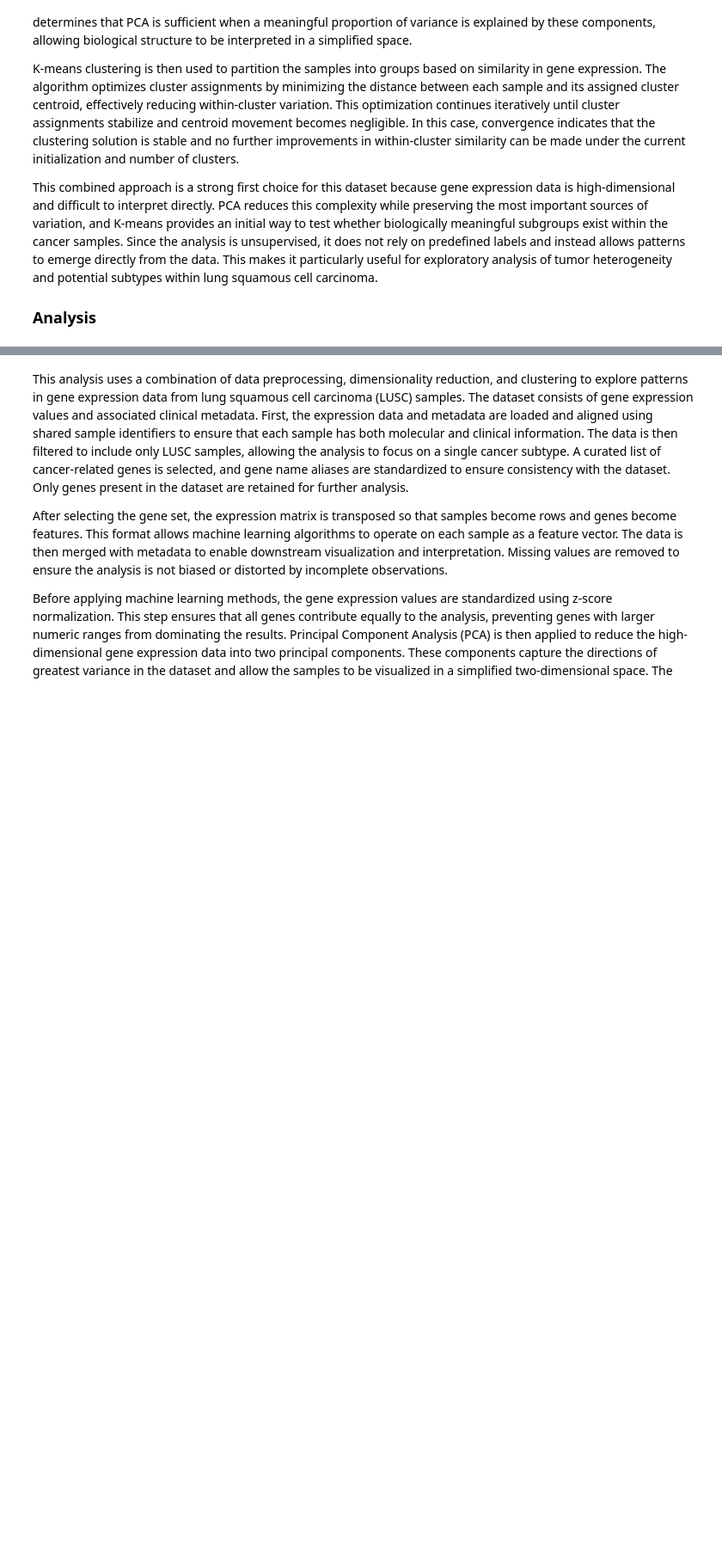
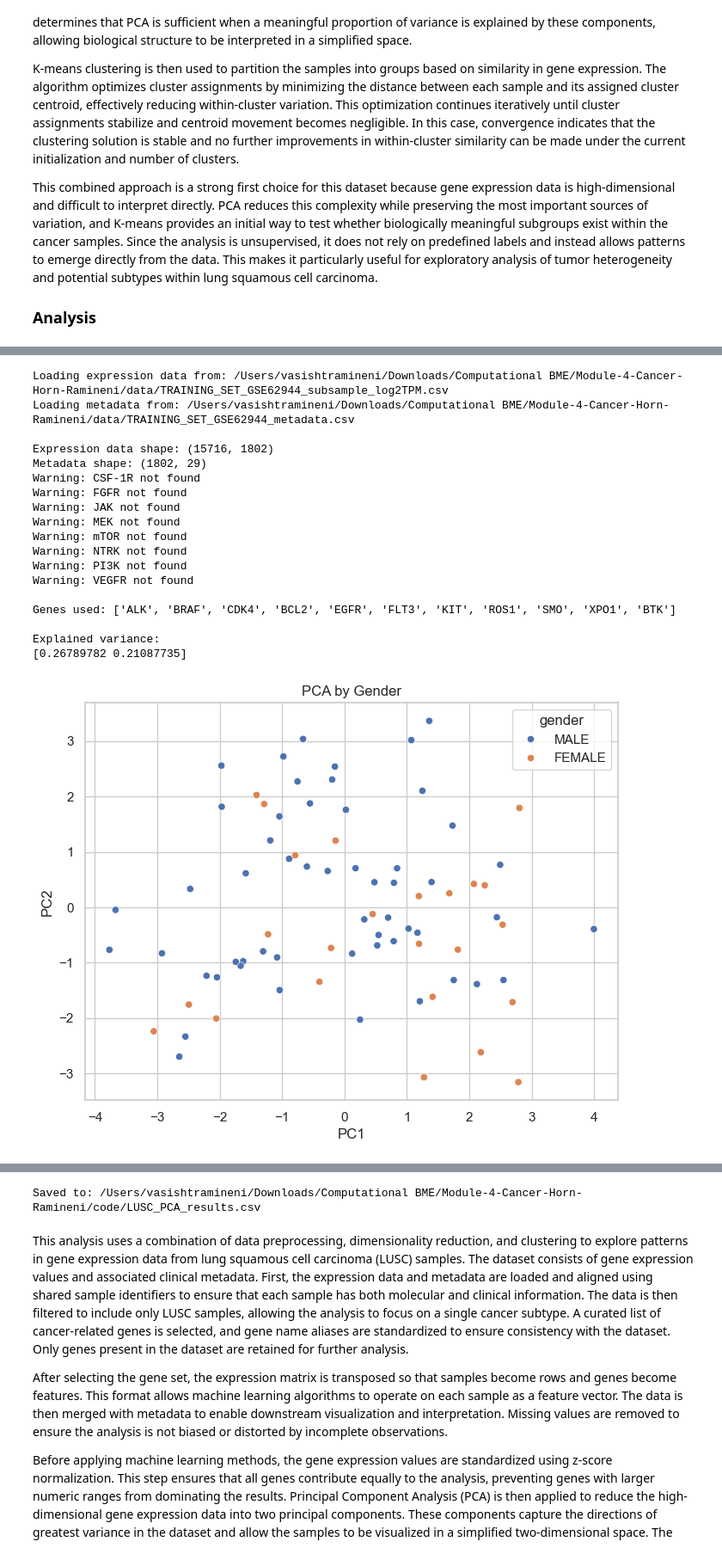
Before and after one commit to smgroves/Module-4-Cancer, a Jupyter notebook: code/Module 4 Template.ipynb, the cells around one changed output, grey strips where cells are left out. Shown at 86% size. Saved outputs shown, nothing was run; the diff lists cells and outputs as text; code cells hidden in the pictures; blank space fills up the shorter version.

```diff
--- a/code/Module 4 Template.ipynb
+++ b/code/Module 4 Template.ipynb
@@ -143,7 +294,7 @@ from sklearn.cluster import KMeans
 
 
 def main():
-    script_dir = Path(__file__).resolve().parent
+    script_dir = Path().resolve()
     data_dir = script_dir.parent / 'data'
 
     expr_path = data_dir / 'TRAINING_SET_GSE62944_subsample_log2TPM.csv'
@@ -266,30 +417,50 @@ def main():
     plt.show()
 
     # -----------------------------
     # Step 6: KMeans Clustering
     # -----------------------------
     kmeans = KMeans(n_clusters=3, random_state=0)
     kmeans.fit(X_scaled)
 
     LUSC_merged['cluster'] = kmeans.labels_
 
     # Plot clusters
     plt.figure(figsize=(8, 6))
     sns.scatterplot(
         data=LUSC_merged,
         x='PC1',
         y='PC2',
         hue='cluster',
         palette='Set2'
     )
     plt.title('KMeans Clustering (k=3)')
     plt.show()
 
     # Save
     output_path = script_dir / 'LUSC_PCA_results.csv'
     LUSC_merged.to_csv(output_path)
     print(f'\nSaved to: {output_path}')
 
 
 if __name__ == '__main__':
     main()
+# %% [output]
+Loading expression data from: /Users/vasishtramineni/Downloads/Computational BME/Module-4-Cancer-Horn-Ramineni/data/TRAINING_SET_GSE62944_subsample_log2TPM.csv
+Loading metadata from: /Users/vasishtramineni/Downloads/Computational BME/Module-4-Cancer-Horn-Ramineni/data/TRAINING_SET_GSE62944_metadata.csv
+
+Expression data shape: (15716, 1802)
+Metadata shape: (1802, 29)
+Warning: CSF-1R not found
+Warning: FGFR not found
+Warning: JAK not found
+Warning: MEK not found
+Warning: mTOR not found
+Warning: NTRK not found
+Warning: PI3K not found
+Warning: VEGFR not found
+
+Genes used: ['ALK', 'BRAF', 'CDK4', 'BCL2', 'EGFR', 'FLT3', 'KIT', 'ROS1', 'SMO', 'XPO1', 'BTK']
+
+Explained variance:
+[0.26789782 0.21087735]
+[figure, added]
@@ -296,3 +470,4 @@ if __name__ == '__main__':
+Saved to: /Users/vasishtramineni/Downloads/Computational BME/Module-4-Cancer-Horn-Ramineni/code/LUSC_PCA_results.csv
 # %% [markdown]
 This analysis uses a combination of data preprocessing, dimensionality reduction, and clustering to explore patterns in gene expression data from lung squamous cell carcinoma (LUSC) samples. The dataset consists of gene expression values and associated clinical metadata. First, the expression data and metadata are loaded and aligned using shared sample identifiers to ensure that each sample has both molecular and clinical information. The data is then filtered to include only LUSC samples, allowing the analysis to focus on a single cancer subtype. A curated list of cancer-related genes is selected, and gene name aliases are standardized to ensure consistency with the dataset. Only genes present in the dataset are retained for further analysis.
 
```
Also changed, not shown: parts of 3 cells of this notebook.
